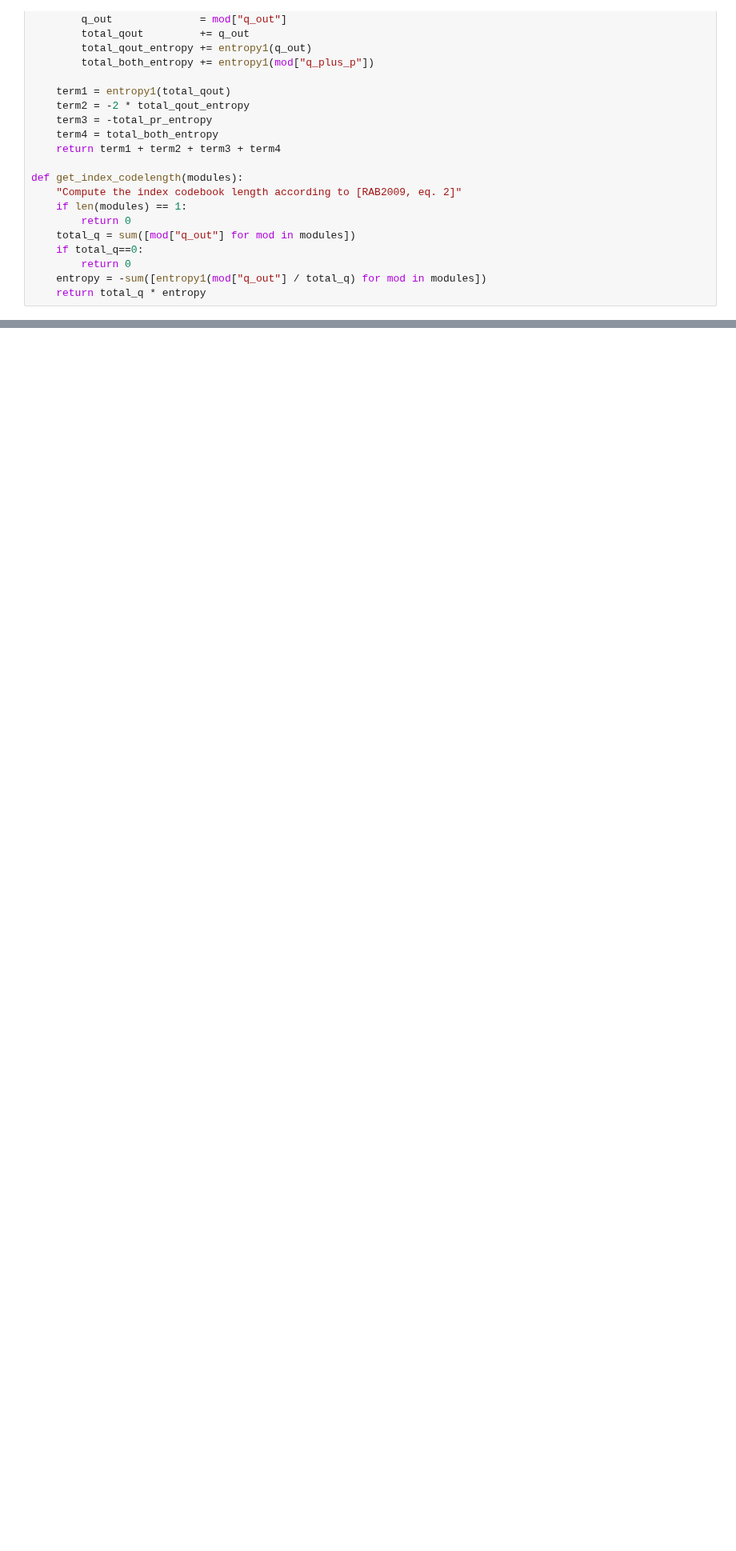
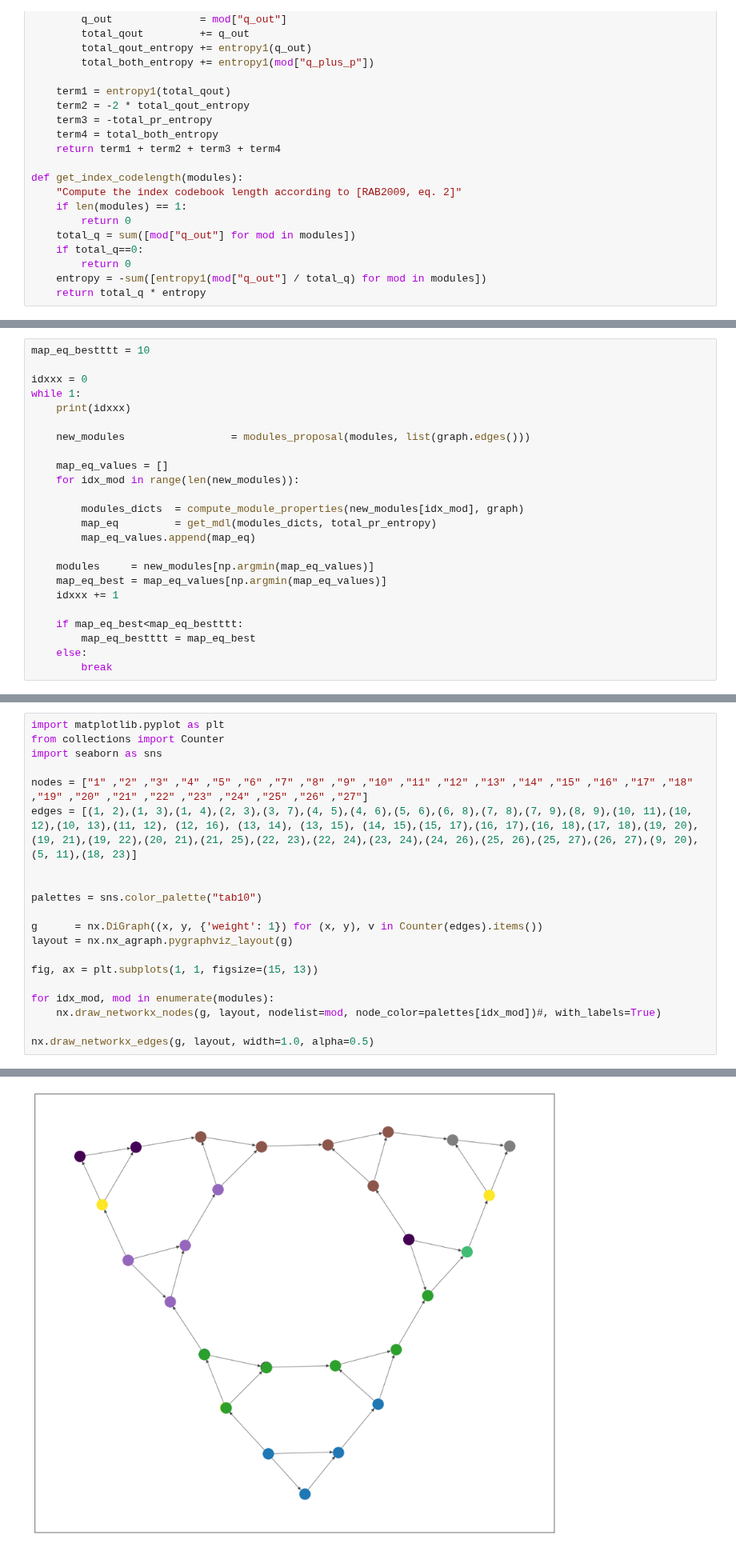
Before and after one commit to ChaosDonkey06/ID_Modeling, a Jupyter notebook: PAPERS/infomap.ipynb, the cells around one changed output, grey strips where cells are left out. Shown at 80% size. Cells and saved outputs as stored; diff of their text form; blank space fills up the shorter version.

```diff
--- a/PAPERS/infomap.ipynb
+++ b/PAPERS/infomap.ipynb
@@ -289,0 +255,24 @@ for mod in modules:
+# %%
+map_eq_bestttt = 10
+
+idxxx = 0
+while 1:
+    print(idxxx)
+
+    new_modules                 = modules_proposal(modules, list(graph.edges()))
+
+    map_eq_values = []
+    for idx_mod in range(len(new_modules)):
+
+        modules_dicts  = compute_module_properties(new_modules[idx_mod], graph)
+        map_eq         = get_mdl(modules_dicts, total_pr_entropy)
+        map_eq_values.append(map_eq)
+
+    modules     = new_modules[np.argmin(map_eq_values)]
+    map_eq_best = map_eq_values[np.argmin(map_eq_values)]
+    idxxx += 1
+
+    if map_eq_best<map_eq_bestttt:
+        map_eq_bestttt = map_eq_best
+    else:
+        break
@@ -289,0 +314,21 @@ for mod in modules:
+# %%
+import matplotlib.pyplot as plt
+from collections import Counter
+import seaborn as sns
+
+nodes = ["1" ,"2" ,"3" ,"4" ,"5" ,"6" ,"7" ,"8" ,"9" ,"10" ,"11" ,"12" ,"13" ,"14" ,"15" ,"16" ,"17" ,"18" ,"19" ,"20" ,"21" ,"22" ,"23" ,"24" ,"25" ,"26" ,"27"]
+edges = [(1, 2),(1, 3),(1, 4),(2, 3),(3, 7),(4, 5),(4, 6),(5, 6),(6, 8),(7, 8),(7, 9),(8, 9),(10, 11),(10, 12),(10, 13),(11, 12), (12, 16), (13, 14), (13, 15), (14, 15),(15, 17),(16, 17),(16, 18),(17, 18),(19, 20),(19, 21),(19, 22),(20, 21),(21, 25),(22, 23),(22, 24),(23, 24),(24, 26),(25, 26),(25, 27),(26, 27),(9, 20),(5, 11),(18, 23)]
+
+
+palettes = sns.color_palette("tab10")
+
+g      = nx.DiGraph((x, y, {'weight': 1}) for (x, y), v in Counter(edges).items())
+layout = nx.nx_agraph.pygraphviz_layout(g)
+
+fig, ax = plt.subplots(1, 1, figsize=(15, 13))
+
+for idx_mod, mod in enumerate(modules):
+    nx.draw_networkx_nodes(g, layout, nodelist=mod, node_color=palettes[idx_mod])#, with_labels=True)
+
+nx.draw_networkx_edges(g, layout, width=1.0, alpha=0.5)
+# %% [output]
@@ -289,0 +357 @@ for mod in modules:
+[figure, added]
```
Also changed, not shown: parts of 9 cells of this notebook.
